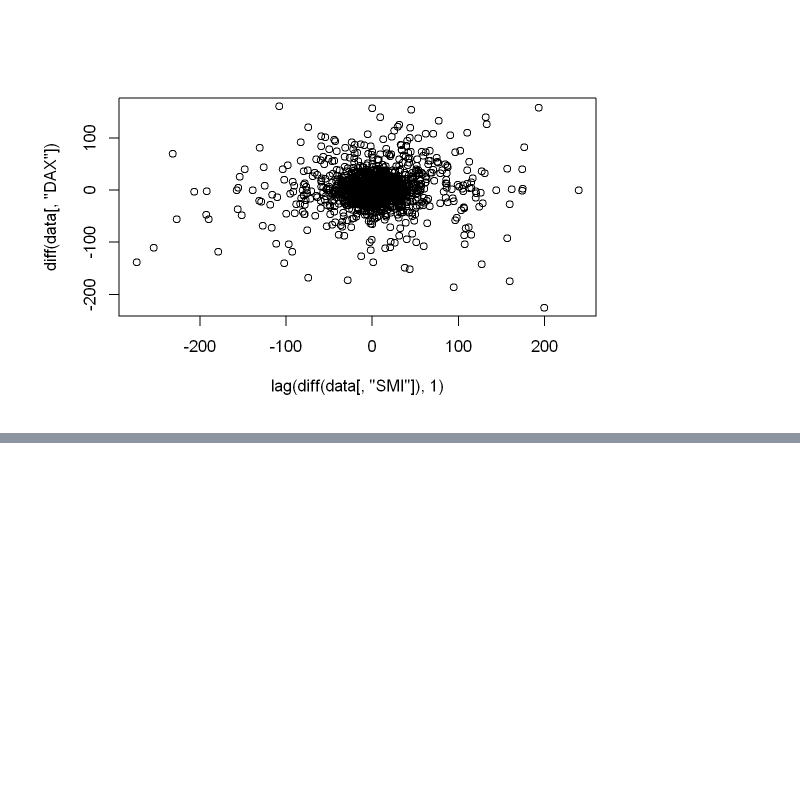
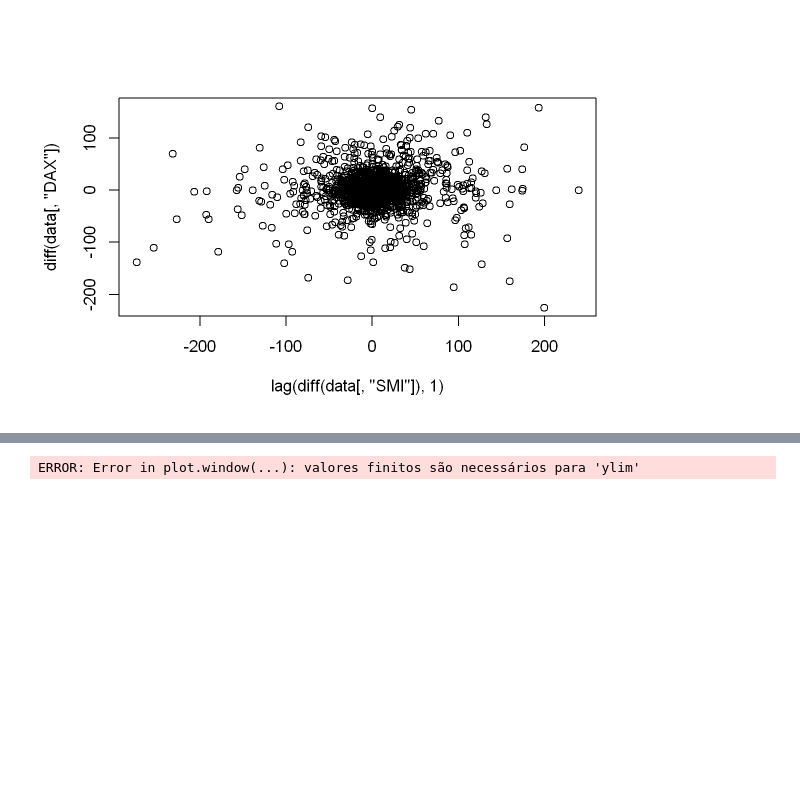
Before and after one commit to kaladabrio2020/analise-pratica-series-temporais_predicao-stats-ml, a Jupyter notebook: Capitulo_3 - EAD-para-series-temporais/AED.ipynb, the cells around one changed output, grey strips where cells are left out. Cells and saved outputs as stored; diff of their text form; code cells hidden in the pictures; blank space fills up the shorter version.

```diff
--- a/Capitulo_3 - EAD-para-series-temporais/AED.ipynb
+++ b/Capitulo_3 - EAD-para-series-temporais/AED.ipynb
@@ -107,3 +107,6 @@ options(repr.plot.width = 6, repr.plot.height = 4, repr.plot.res = 200)
 plot(lag(diff(data[, "SMI"]), 1), diff(data[, "DAX"]))
 # %% [output]
 [figure]
+# %%
+air = fread("datasets\\passengers\\AirPassengers.csv")
+head(air, 5)
@@ -109,0 +126,3 @@ plot(lag(diff(data[, "SMI"]), 1), diff(data[, "DAX"]))
+# %%
+plot(air$date)
+# %% [output]
@@ -109,0 +135,2 @@ plot(lag(diff(data[, "SMI"]), 1), diff(data[, "DAX"]))
+ERROR: Error in plot.window(...): valores finitos são necessários para 'ylim'
+[figure, added]
```
Also changed, not shown: parts of 5 cells of this notebook, 29 other files.
